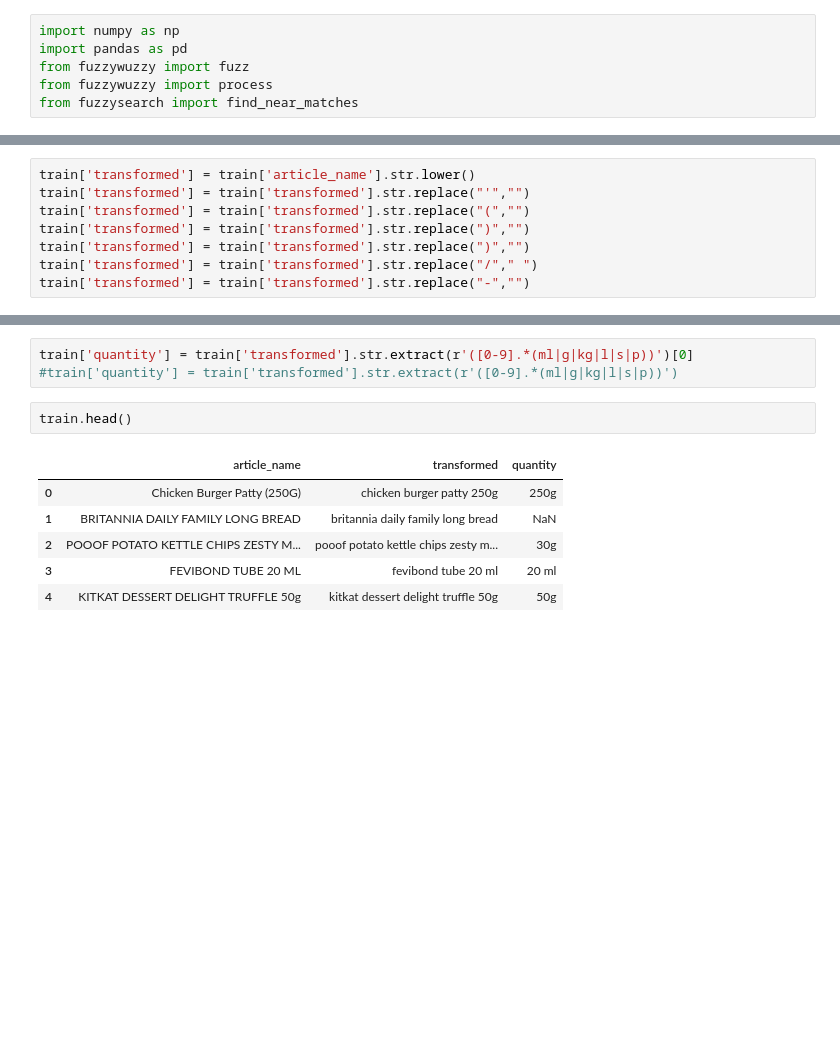
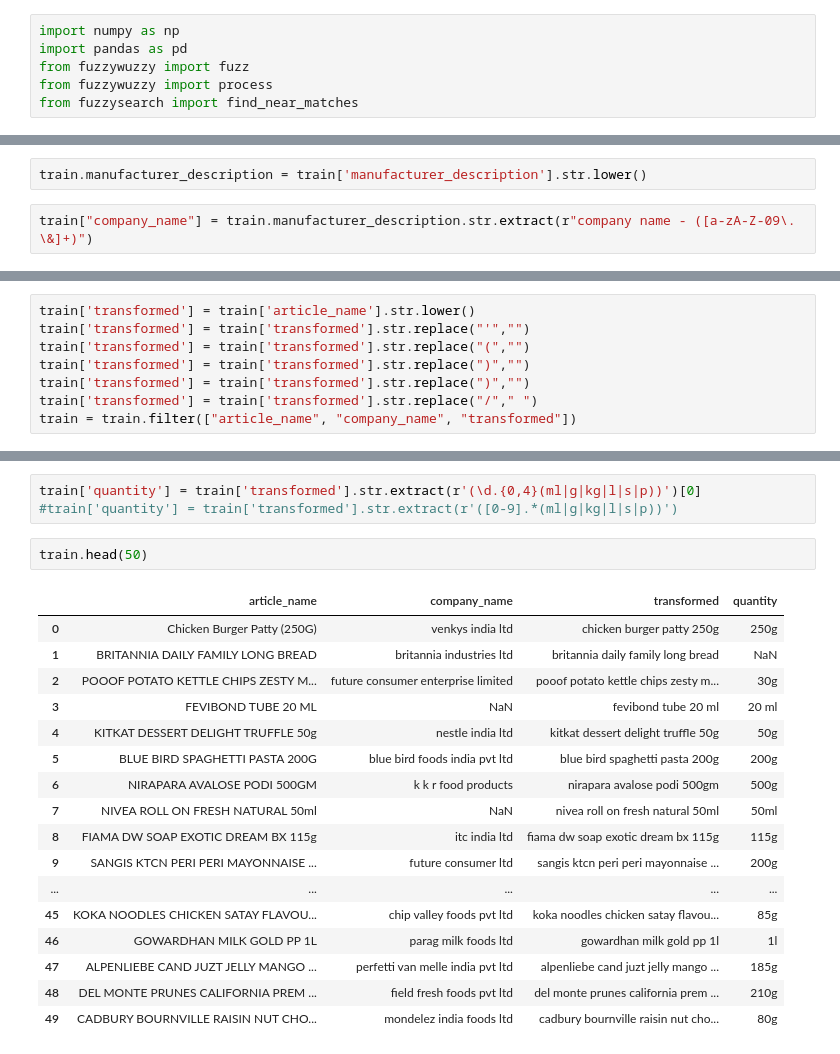
Before and after one commit to nuwandavek/tathasthu, a Jupyter notebook: tathasthu.ipynb, the cells around one changed output, grey strips where cells are left out. Cells and saved outputs as stored; diff of their text form; blank space fills up the shorter version.

Commit message:
Working filtering with flavor

```diff
--- a/tathasthu.ipynb
+++ b/tathasthu.ipynb
@@ -22,3 +27,7 @@ print(manufacturers.head())
 2          Sunfeast
 3            Unibic
 4           CREMICA
+# %%
+train.manufacturer_description = train['manufacturer_description'].str.lower()
+# %%
+train["company_name"] = train.manufacturer_description.str.extract(r"company name - ([a-zA-Z-09\. \&]+)")
@@ -29,7 +47,7 @@ train['transformed'] = train['transformed'].str.replace("(","")
 train['transformed'] = train['transformed'].str.replace(")","")
 train['transformed'] = train['transformed'].str.replace(")","")
 train['transformed'] = train['transformed'].str.replace("/"," ")
-train['transformed'] = train['transformed'].str.replace("-","")
+train = train.filter(["article_name", "company_name", "transformed"])
 # %%
 train.head(10)
 # %% [output]
@@ -47,15 +65,26 @@ train.head(10)
 # %%
-train['quantity'] = train['transformed'].str.extract(r'([0-9].*(ml|g|kg|l|s|p))')[0]
+train['quantity'] = train['transformed'].str.extract(r'(\d.{0,4}(ml|g|kg|l|s|p))')[0]
 #train['quantity'] = train['transformed'].str.extract(r'([0-9].*(ml|g|kg|l|s|p))')
 # %%
-train.head()
+train.head(50)
 # %% [output]
-|  | article_name | transformed | quantity |
-| 0 | Chicken Burger Patty (250G) | chicken burger patty 250g | 250g |
-| 1 | BRITANNIA DAILY FAMILY LONG BREAD | britannia daily family long bread | NaN |
-| 2 | POOOF POTATO KETTLE CHIPS ZESTY M... | pooof potato kettle chips zesty m... | 30g |
-| 3 | FEVIBOND TUBE 20 ML | fevibond tube 20 ml | 20 ml |
-| 4 | KITKAT DESSERT DELIGHT TRUFFLE 50g | kitkat dessert delight truffle 50g | 50g |
+|  | article_name | company_name | transformed | quantity |
+| 0 | Chicken Burger Patty (250G) | venkys india ltd | chicken burger patty 250g | 250g |
+| 1 | BRITANNIA DAILY FAMILY LONG BREAD | britannia industries ltd | britannia daily family long bread | NaN |
+| 2 | POOOF POTATO KETTLE CHIPS ZESTY M... | future consumer enterprise limited | pooof potato kettle chips zesty m... | 30g |
+| 3 | FEVIBOND TUBE 20 ML | NaN | fevibond tube 20 ml | 20 ml |
+| 4 | KITKAT DESSERT DELIGHT TRUFFLE 50g | nestle india ltd | kitkat dessert delight truffle 50g | 50g |
+| 5 | BLUE BIRD SPAGHETTI PASTA 200G | blue bird foods india pvt ltd | blue bird spaghetti pasta 200g | 200g |
+| 6 | NIRAPARA AVALOSE PODI 500GM | k k r food products | nirapara avalose podi 500gm | 500g |
+| 7 | NIVEA ROLL ON FRESH NATURAL 50ml | NaN | nivea roll on fresh natural 50ml | 50ml |
+| 8 | FIAMA DW SOAP EXOTIC DREAM BX 115g | itc india ltd | fiama dw soap exotic dream bx 115g | 115g |
+| 9 | SANGIS KTCN PERI PERI MAYONNAISE ... | future consumer ltd | sangis ktcn peri peri mayonnaise ... | 200g |
+| ... | ... | ... | ... | ... |
+| 45 | KOKA NOODLES CHICKEN SATAY FLAVOU... | chip valley foods pvt ltd | koka noodles chicken satay flavou... | 85g |
+| 46 | GOWARDHAN MILK GOLD PP 1L | parag milk foods ltd | gowardhan milk gold pp 1l | 1l |
+| 47 | ALPENLIEBE CAND JUZT JELLY MANGO ... | perfetti van melle india pvt ltd | alpenliebe cand juzt jelly mango ... | 185g |
+| 48 | DEL MONTE PRUNES CALIFORNIA PREM ... | field fresh foods pvt ltd | del monte prunes california prem ... | 210g |
+| 49 | CADBURY BOURNVILLE RAISIN NUT CHO... | mondelez india foods ltd | cadbury bournville raisin nut cho... | 80g |
 # %%
 train_small = train.head(100)
 manufacturers['brand_name'] = manufacturers['brand_name'].str.lower()
```
Also changed, not shown: parts of 32 cells of this notebook, 3 other files.
